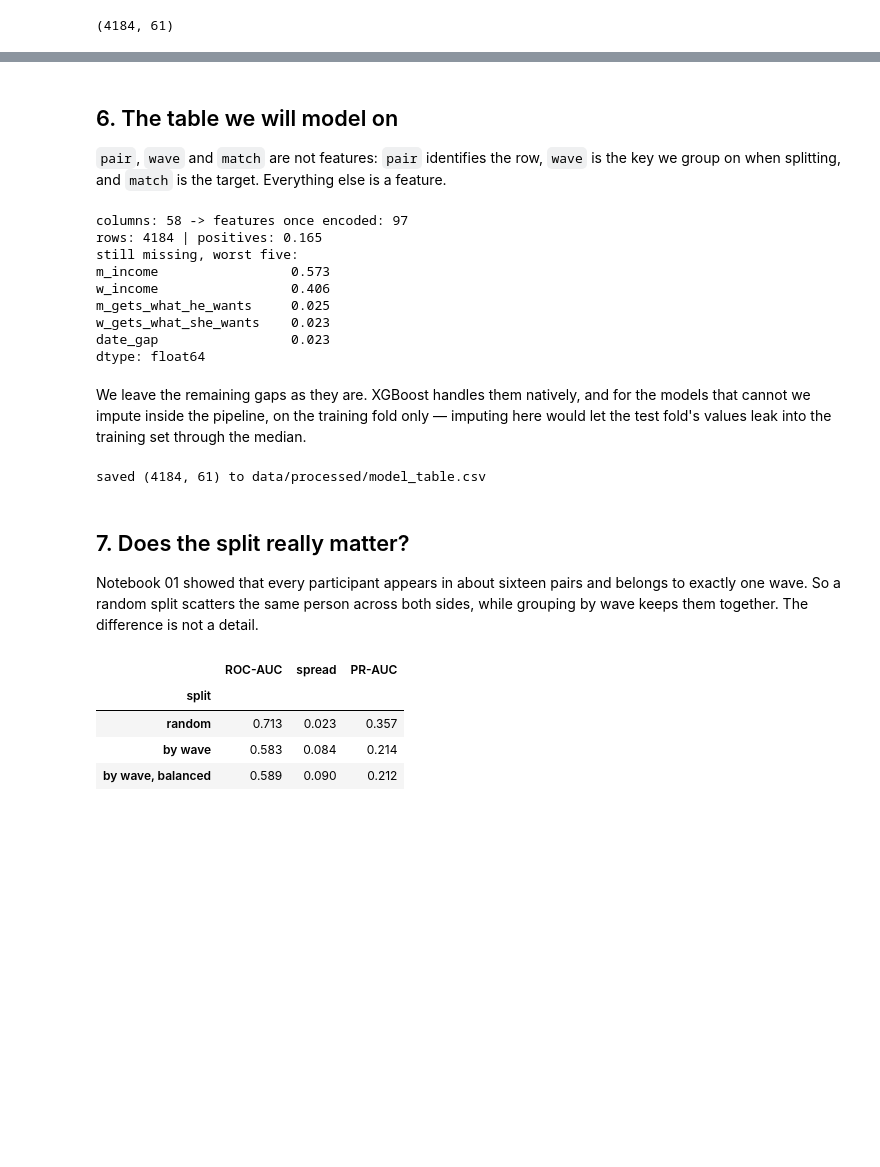
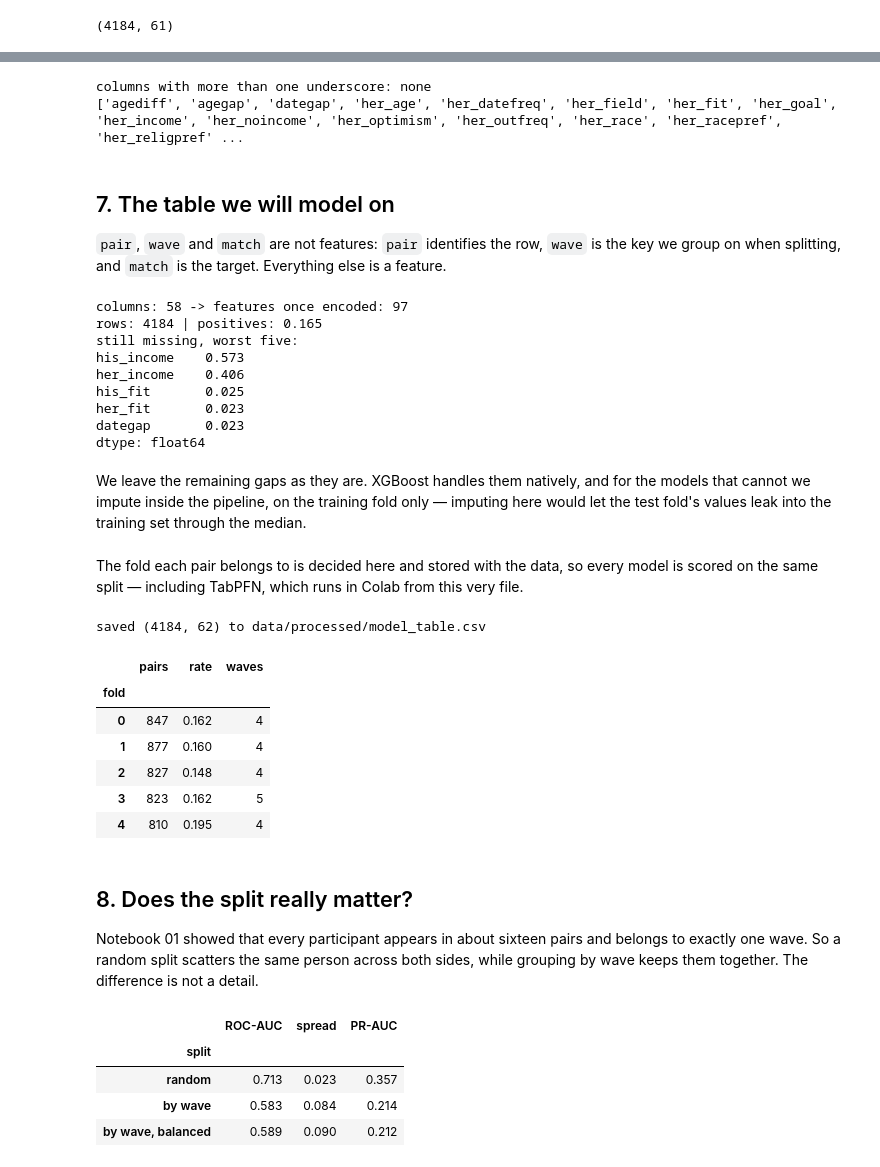
Before and after one commit to ithierda/isaf-group-rito-mitsouka, a Jupyter notebook: notebooks/02_features.ipynb, the cells around one changed output, grey strips where cells are left out. Saved outputs shown, nothing was run; the diff lists cells and outputs as text; code cells hidden in the pictures; blank space fills up the shorter version.

```diff
--- a/notebooks/02_features.ipynb
+++ b/notebooks/02_features.ipynb
@@ -322,5 +334,41 @@ print(model_df.shape)
+# %%
+PERSON = {
+    "age": "age", "field_cd": "field", "race": "race", "goal": "goal",
+    "imprace": "racepref",       # how much they want a partner of the same background
+    "imprelig": "religpref",
+    "income": "income", "income_missing": "noincome",
+    "date": "datefreq", "go_out": "outfreq",    # careful: 1 = often, 7 = almost never
+    "exphappy": "optimism",                     # how happy they expect to be with the people they meet
+    "attr1_1": "wantattr", "sinc1_1": "wantsinc", "intel1_1": "wantintel",
+    "fun1_1": "wantfun", "amb1_1": "wantamb", "shar1_1": "wantshar",
+    "attr3_1": "selfattr", "sinc3_1": "selfsinc", "intel3_1": "selfintel",
+    "fun3_1": "selffun", "amb3_1": "selfamb",
+}
+PAIR = {
+    "samerace": "samerace", "int_corr": "interests", "shared_passions": "passions",
+    "age_gap": "agegap", "age_diff": "agediff",
+    "same_field": "samefield", "same_career": "samecareer", "same_goal": "samegoal",
+    "go_out_gap": "outgap", "date_gap": "dategap",
+    "imprace_max": "racepref_max", "imprelig_max": "religpref_max",
+    "w_gets_what_she_wants": "her_fit",   # how well he matches what she says she wants
+    "m_gets_what_he_wants": "his_fit",
+}
+
+rename = {f"{old}_{k}": f"{new}_{v}" for old, new in [("w", "her"), ("m", "his")]
+          for k, v in PERSON.items()}
+rename |= PAIR
+
+model_df = model_df.rename(columns=rename)
+CATEGORICAL = [rename.get(c, c) for c in CATEGORICAL]
+
+left = [c for c in model_df.columns if c.count("_") > 1]
+print("columns with more than one underscore:", left or "none")
+print(sorted(c for c in model_df.columns if c not in ["pair", "wave", "match"]))
+# %% [output]
+columns with more than one underscore: none
+['agediff', 'agegap', 'dategap', 'her_age', 'her_datefreq', 'her_field', 'her_fit', 'her_goal', 'her_income', 'her_noincome', 'her_optimism', 'her_outfreq', 'her_race', 'her_racepref', 'her_religpref' ...
 # %% [markdown]
-## 6. The table we will model on
+## 7. The table we will model on
 
 `pair`, `wave` and `match` are not features: `pair` identifies the row, `wave` is the key we group on
 when splitting, and `match` is the target. Everything else is a feature.
@@ -332,7 +380,7 @@ y = model_df.match
 groups = model_df.wave
 
 # Six of these columns are category codes that the encoder expands, so the model sees more.
-encoded = make_model()[0].fit(X).get_feature_names_out()
+encoded = make_model(CATEGORICAL)[0].fit(X).get_feature_names_out()
 print("columns:", X.shape[1], "-> features once encoded:", len(encoded))
 print("rows:", len(X), "| positives:", round(y.mean(), 3))
 print("still missing, worst five:")
@@ -341,23 +389,39 @@ print(X.isna().mean().sort_values(ascending=False).head(5).round(3))
 columns: 58 -> features once encoded: 97
 rows: 4184 | positives: 0.165
 still missing, worst five:
-m_income                 0.573
-w_income                 0.406
-m_gets_what_he_wants     0.025
-w_gets_what_she_wants    0.023
-date_gap                 0.023
+his_income    0.573
+her_income    0.406
+his_fit       0.025
+her_fit       0.023
+dategap       0.023
 dtype: float64
 # %% [markdown]
 We leave the remaining gaps as they are. XGBoost handles them natively, and for the models that cannot
 we impute inside the pipeline, on the training fold only — imputing here would let the test fold's
 values leak into the training set through the median.
+# %% [markdown]
+The fold each pair belongs to is decided here and stored with the data, so every model is scored on
+the same split — including TabPFN, which runs in Colab from this very file.
 # %%
+model_df["fold"] = -1
+for k, (_, test_idx) in enumerate(cv.split(X, y, groups)):
+    model_df.loc[model_df.index[test_idx], "fold"] = k
+
 model_df.to_csv("data/processed/model_table.csv", index=False)
 print("saved", model_df.shape, "to data/processed/model_table.csv")
+model_df.groupby("fold").agg(pairs=("match", "size"), rate=("match", "mean"),
+                             waves=("wave", "nunique")).round(3)
 # %% [output]
-saved (4184, 61) to data/processed/model_table.csv
+saved (4184, 62) to data/processed/model_table.csv
+|  | pairs | rate | waves |
+| fold |  |  |  |
+| 0 | 847 | 0.162 | 4 |
+| 1 | 877 | 0.160 | 4 |
+| 2 | 827 | 0.148 | 4 |
+| 3 | 823 | 0.162 | 5 |
+| 4 | 810 | 0.195 | 4 |
 # %% [markdown]
-## 7. Does the split really matter?
+## 8. Does the split really matter?
 
 Notebook 01 showed that every participant appears in about sixteen pairs and belongs to exactly one
 wave. So a random split scatters the same person across both sides, while grouping by wave keeps them
```
Also changed, not shown: parts of 7 cells of this notebook, 11 other files.
